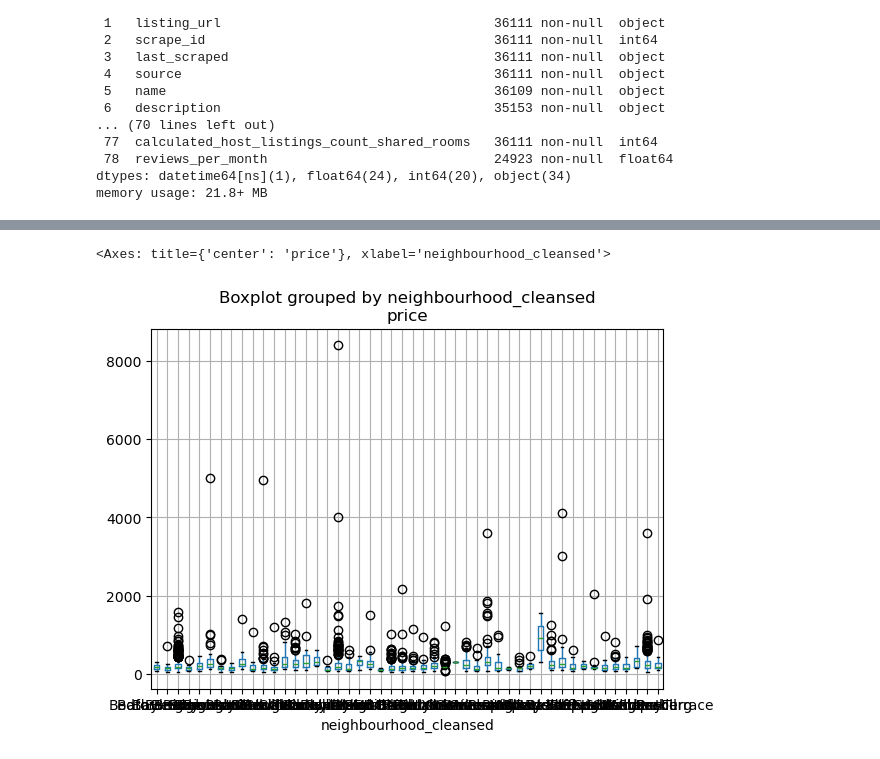
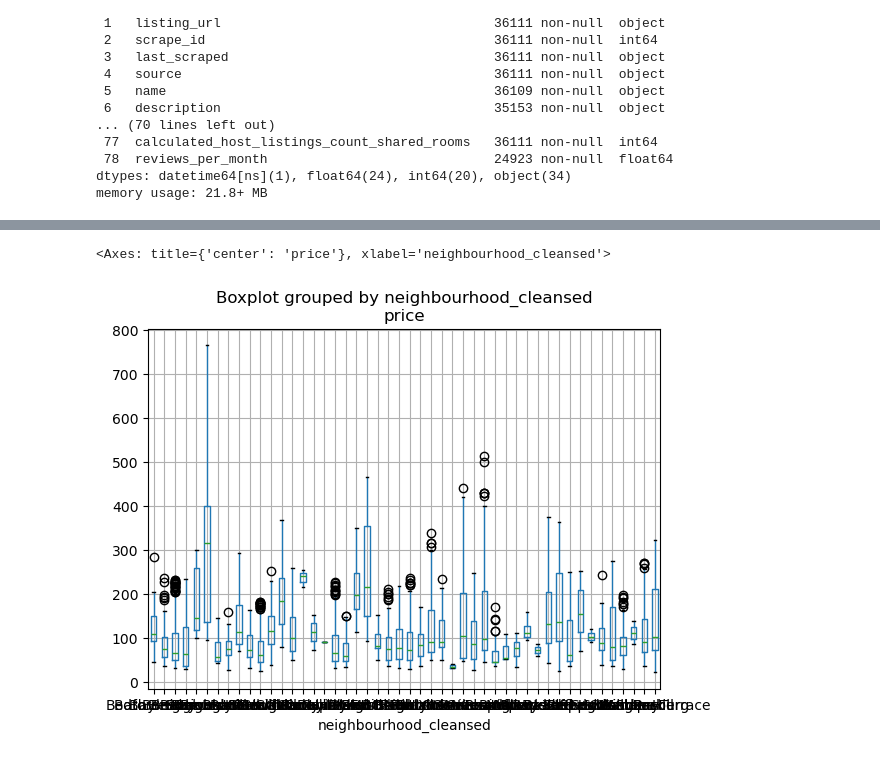
Before and after one commit to wikey/2025dataproject, a Jupyter notebook: project.ipynb, the cells around one changed output, grey strips where cells are left out. Cells and saved outputs as stored; diff of their text form; code cells hidden in the pictures.

Commit message:
filtered outliers per neighborhood!

```diff
--- a/project.ipynb
+++ b/project.ipynb
@@ -111,6 +111,21 @@ df2 = df1.dropna(axis=0, how='any', subset=['estimated_revenue_l365d', 'price'],
 # %%
 #pd.set_option('display.max_rows',None)
 #df2.isna().sum()
+# %%
+# define custom function for outlier filtering based on:
+# <value> <= 1.5*IQR
+# OR
+# <value> >= 1.5*IQR
+# Results in a mask that needs to be applied
+# Intent is for this to be independently calculated against the price values for each neighbourhood
+def get_outlier_mask(x, multiplier=1.5):
+    Q1 = x.quantile(0.25)
+    Q3 = x.quantile(0.75)
+    IQR = Q3 - Q1
+    lower_limit = Q1 - multiplier * IQR
+    upper_limit = Q3 + multiplier * IQR
+    # Return a boolean mask: True for non-outliers, False for outliers
+    return (x >= lower_limit) & (x <= upper_limit)
 # %%
 # Create listings dataframe for just whole apartment/houses
 df_apartment = df2.query("room_type == 'Entire home/apt'")
@@ -119,12 +137,15 @@ df_apartment = df2.query("room_type == 'Entire home/apt'")
 # Create listings dataframe for just rooms in shared apartment/houses
 df_room = df2.query("room_type == 'Private room'")
 #df_room.info()
+#Filter out outliers using previously defined IQR criteria in get_outlier_mask function
+mask_room = df_room.groupby('neighbourhood_cleansed')['price'].transform(get_outlier_mask)
+df_room_filtered = df_room[mask_room]
 # %%
 # Create dataframes for Brooklyn and Manhattan
-df_apartment_brooklyn = df_apartment.query("neighbourhood_group_cleansed == 'Brooklyn'")
-df_room_brooklyn = df_room.query("neighbourhood_group_cleansed == 'Brooklyn'")
-df_apartment_manhattan = df_apartment.query("neighbourhood_group_cleansed == 'Manhattan'")
-df_room_manhattan = df_room.query("neighbourhood_group_cleansed == 'Manhattan'")
+df_apartment_brooklyn = df_apartment_filtered.query("neighbourhood_group_cleansed == 'Brooklyn'")
+df_room_brooklyn = df_room_filtered.query("neighbourhood_group_cleansed == 'Brooklyn'")
+df_apartment_manhattan = df_apartment_filtered.query("neighbourhood_group_cleansed == 'Manhattan'")
+df_room_manhattan = df_room_filtered.query("neighbourhood_group_cleansed == 'Manhattan'")
 #df_apartment_brooklyn.head()
 #df_apartment_brooklyn.describe().T
 #df_room_manhattan.head()
@@ -190,10 +158,11 @@ See the caveats in the documentation: https://pandas.pydata.org/pandas-docs/stab
 # %%
 # Exploratory Data Analysis for each feature
 #sns.boxplot(
 #    x="neighbourhood_cleansed", y="price", data=df_room_brooklyn_cleaned.query("neighbourhood_cleansed == 'Greenpoint'")
 #)
 #plt.show()
-df_apartment_brooklyn.boxplot(column='price', by='neighbourhood_cleansed')
+#df_apartment_brooklyn.boxplot(column='price', by='neighbourhood_cleansed')
+df_room_brooklyn.boxplot(column='price', by='neighbourhood_cleansed')
 # %% [output]
 <Axes: title={'center': 'price'}, xlabel='neighbourhood_cleansed'>
-[figure, old version]
+[figure, new version]
```
Also changed, not shown: parts of 4 cells of this notebook.
